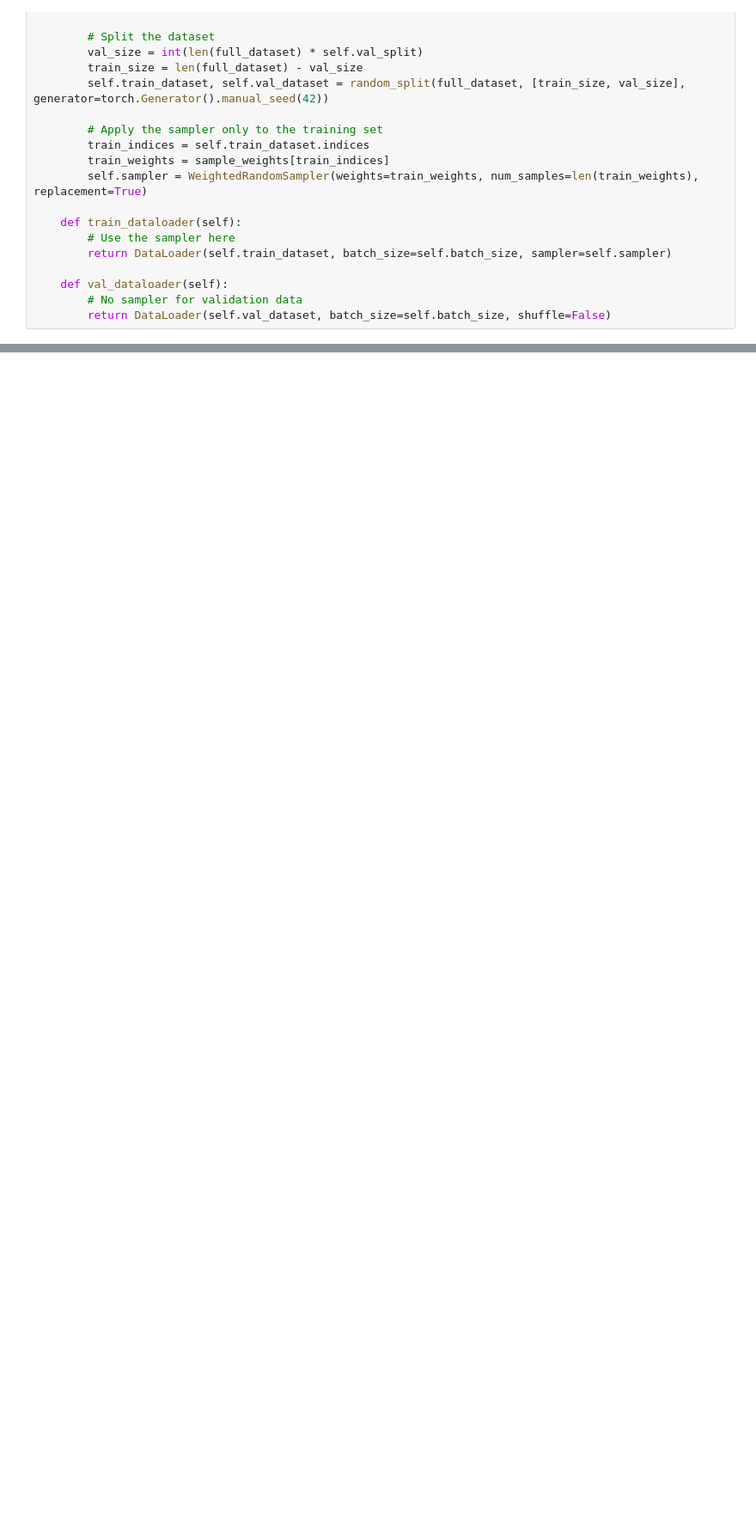
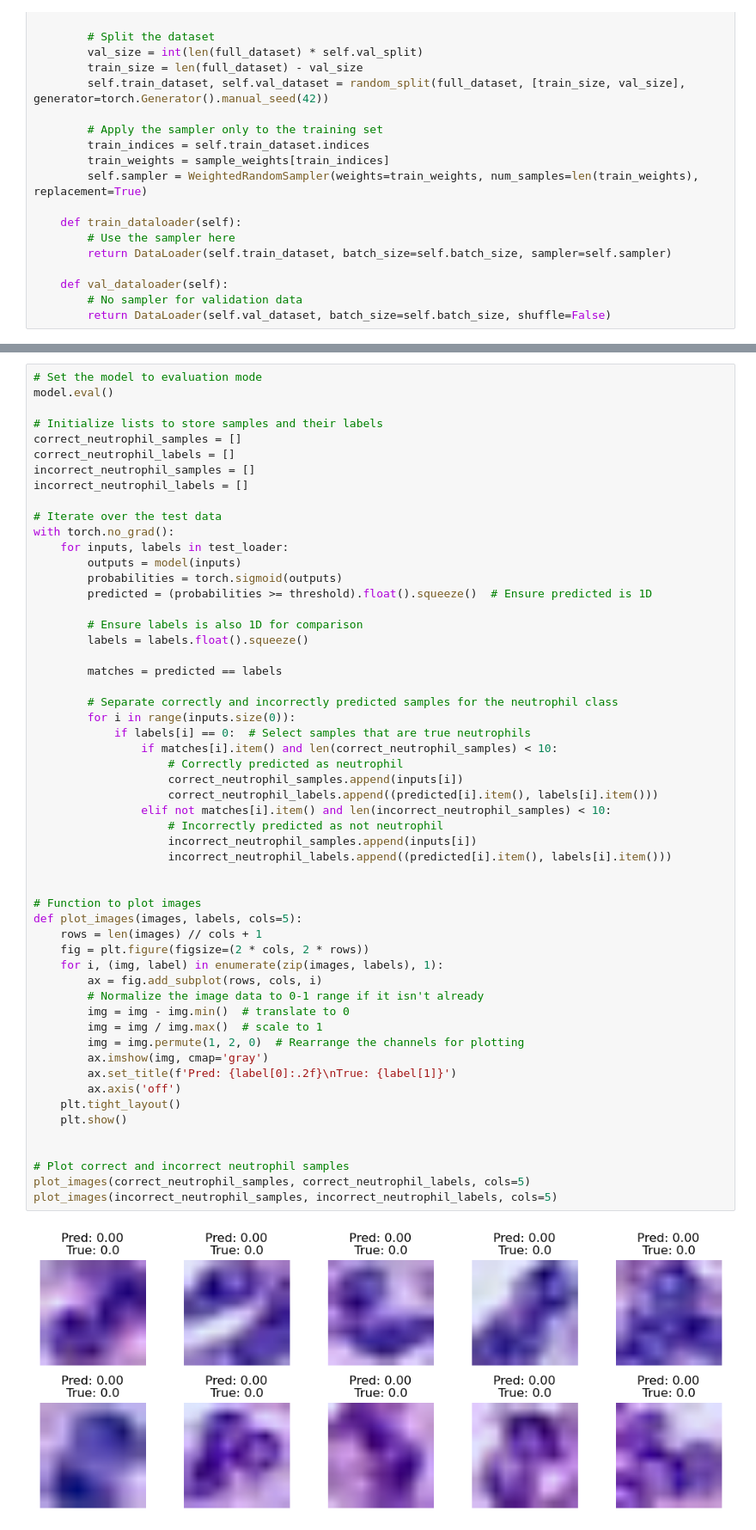
Before and after one commit to Marcusnsr/Bachelor, a Jupyter notebook: Neutrophile_Classifier.ipynb, the cells around one changed output, grey strips where cells are left out. Shown at 86% size. Saved outputs shown, nothing was run; the diff lists cells and outputs as text; blank space fills up the shorter version.

```diff
--- a/Neutrophile_Classifier.ipynb
+++ b/Neutrophile_Classifier.ipynb
@@ -462,0 +558,57 @@ plt.show()
+# %%
+# Set the model to evaluation mode
+model.eval()
+
+# Initialize lists to store samples and their labels
+correct_neutrophil_samples = []
+correct_neutrophil_labels = []
+incorrect_neutrophil_samples = []
+incorrect_neutrophil_labels = []
+
+# Iterate over the test data
+with torch.no_grad():
+    for inputs, labels in test_loader:
+        outputs = model(inputs)
+        probabilities = torch.sigmoid(outputs)
+        predicted = (probabilities >= threshold).float().squeeze()  # Ensure predicted is 1D
+
+        # Ensure labels is also 1D for comparison
+        labels = labels.float().squeeze()
+
+        matches = predicted == labels
+
+        # Separate correctly and incorrectly predicted samples for the neutrophil class
+        for i in range(inputs.size(0)):
+            if labels[i] == 0:  # Select samples that are true neutrophils
+                if matches[i].item() and len(correct_neutrophil_samples) < 10:
+                    # Correctly predicted as neutrophil
+                    correct_neutrophil_samples.append(inputs[i])
+                    correct_neutrophil_labels.append((predicted[i].item(), labels[i].item()))
+                elif not matches[i].item() and len(incorrect_neutrophil_samples) < 10:
+                    # Incorrectly predicted as not neutrophil
+                    incorrect_neutrophil_samples.append(inputs[i])
+                    incorrect_neutrophil_labels.append((predicted[i].item(), labels[i].item()))
+
+
+# Function to plot images
+def plot_images(images, labels, cols=5):
+    rows = len(images) // cols + 1
+    fig = plt.figure(figsize=(2 * cols, 2 * rows))
+    for i, (img, label) in enumerate(zip(images, labels), 1):
+        ax = fig.add_subplot(rows, cols, i)
+        # Normalize the image data to 0-1 range if it isn't already
+        img = img - img.min()  # translate to 0
+        img = img / img.max()  # scale to 1
+        img = img.permute(1, 2, 0)  # Rearrange the channels for plotting
+        ax.imshow(img, cmap='gray')
+        ax.set_title(f'Pred: {label[0]:.2f}\nTrue: {label[1]}')
+        ax.axis('off')
+    plt.tight_layout()
+    plt.show()
+
+
+# Plot correct and incorrect neutrophil samples
+plot_images(correct_neutrophil_samples, correct_neutrophil_labels, cols=5)
+plot_images(incorrect_neutrophil_samples, incorrect_neutrophil_labels, cols=5)
+# %% [output]
+[figure, added]
```
Also changed, not shown: parts of 25 cells of this notebook, 6 other files.
